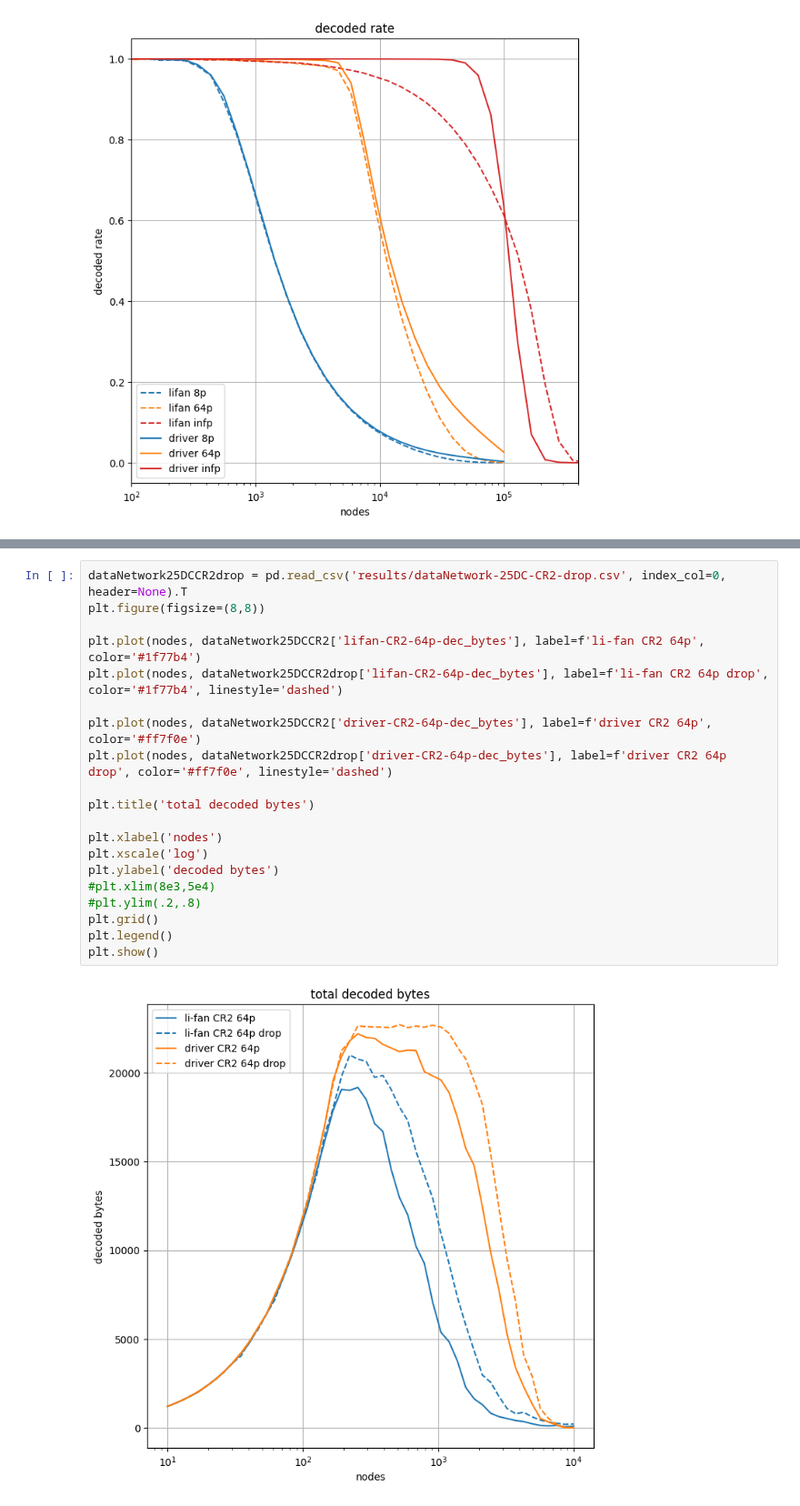
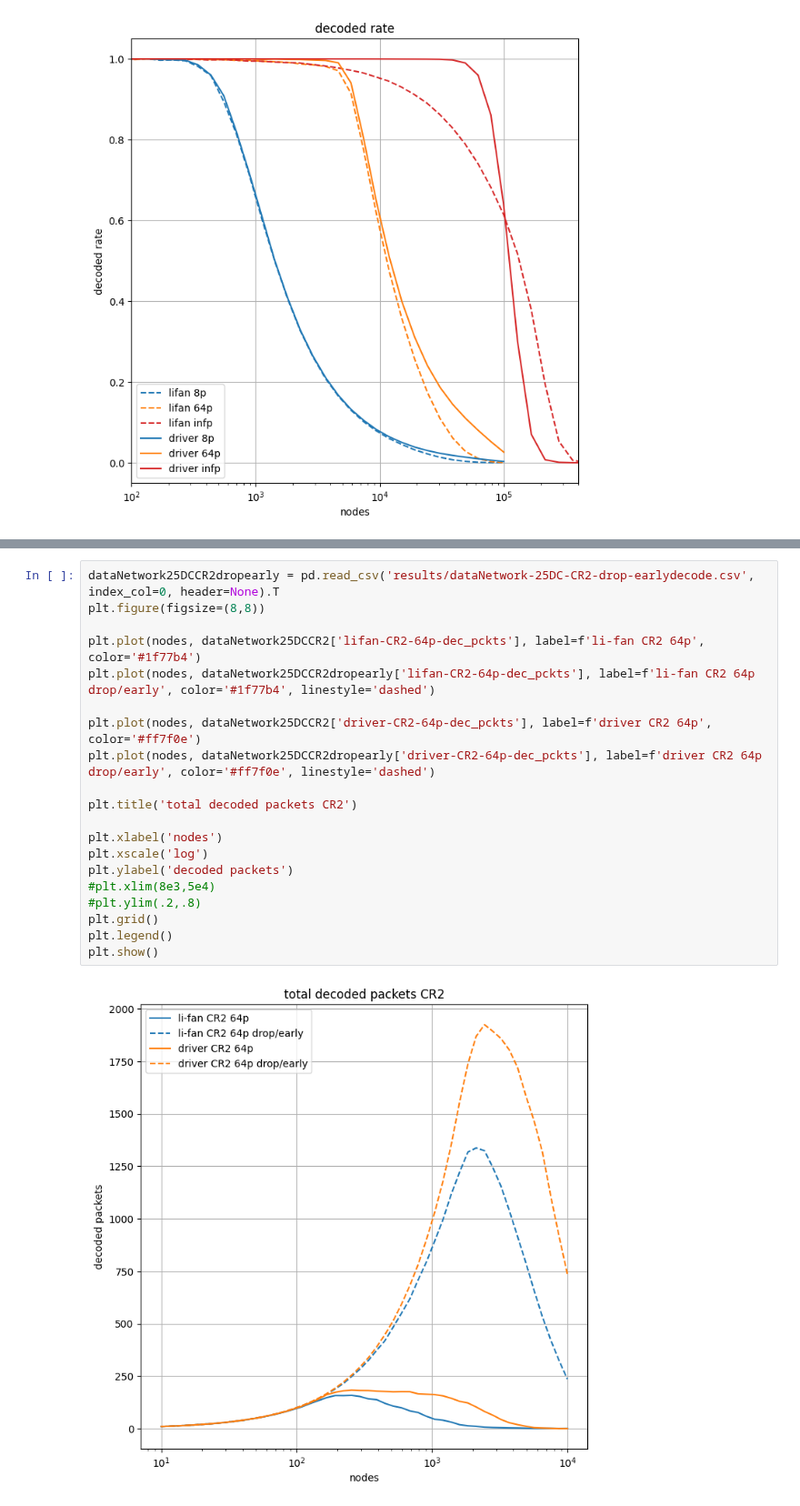
Before and after one commit to diegomm6/lr-fhss_seq-families, a Jupyter notebook: plots.ipynb, the cells around one changed output, grey strips where cells are left out. Shown at 91% size. Saved outputs shown, nothing was run; the diff lists cells and outputs as text.

```diff
--- a/plots.ipynb
+++ b/plots.ipynb
@@ -729,22 +767,22 @@ plt.show()
 # %%
-dataNetwork25DCCR2drop = pd.read_csv('results/dataNetwork-25DC-CR2-drop.csv', index_col=0, header=None).T
+dataNetwork25DCCR2dropearly = pd.read_csv('results/dataNetwork-25DC-CR2-drop-earlydecode.csv', index_col=0, header=None).T
 plt.figure(figsize=(8,8))
 
-plt.plot(nodes, dataNetwork25DCCR2['lifan-CR2-64p-dec_bytes'], label=f'li-fan CR2 64p', color='#1f77b4')
-plt.plot(nodes, dataNetwork25DCCR2drop['lifan-CR2-64p-dec_bytes'], label=f'li-fan CR2 64p drop', color='#1f77b4', linestyle='dashed')
+plt.plot(nodes, dataNetwork25DCCR2['lifan-CR2-64p-dec_pckts'], label=f'li-fan CR2 64p', color='#1f77b4')
+plt.plot(nodes, dataNetwork25DCCR2dropearly['lifan-CR2-64p-dec_pckts'], label=f'li-fan CR2 64p drop/early', color='#1f77b4', linestyle='dashed')
 
-plt.plot(nodes, dataNetwork25DCCR2['driver-CR2-64p-dec_bytes'], label=f'driver CR2 64p', color='#ff7f0e')
-plt.plot(nodes, dataNetwork25DCCR2drop['driver-CR2-64p-dec_bytes'], label=f'driver CR2 64p drop', color='#ff7f0e', linestyle='dashed')
+plt.plot(nodes, dataNetwork25DCCR2['driver-CR2-64p-dec_pckts'], label=f'driver CR2 64p', color='#ff7f0e')
+plt.plot(nodes, dataNetwork25DCCR2dropearly['driver-CR2-64p-dec_pckts'], label=f'driver CR2 64p drop/early', color='#ff7f0e', linestyle='dashed')
 
-plt.title('total decoded bytes')
+plt.title('total decoded packets CR2')
 
 plt.xlabel('nodes')
 plt.xscale('log')
-plt.ylabel('decoded bytes')
+plt.ylabel('decoded packets')
 #plt.xlim(8e3,5e4)
 #plt.ylim(.2,.8)
 plt.grid()
 plt.legend()
 plt.show()
 # %% [output]
-[figure, old version]
+[figure, new version]
```
Also changed, not shown: parts of 13 cells of this notebook, 11 other files.
